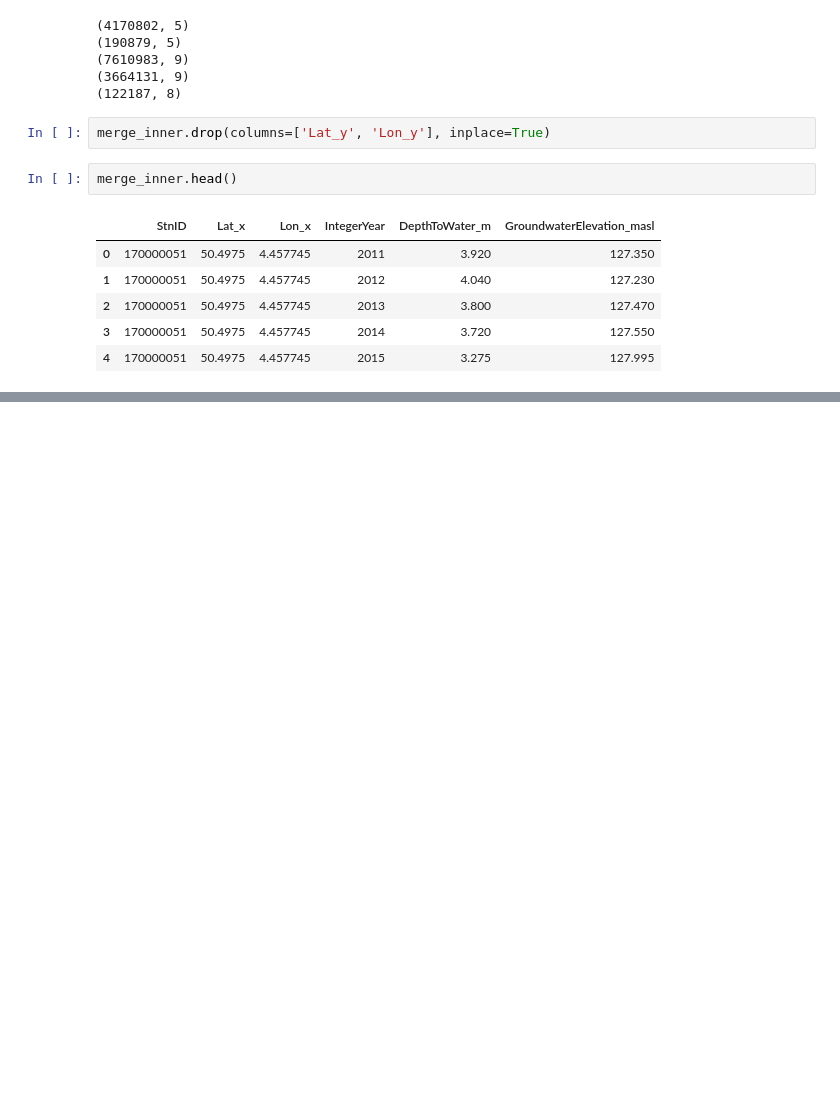
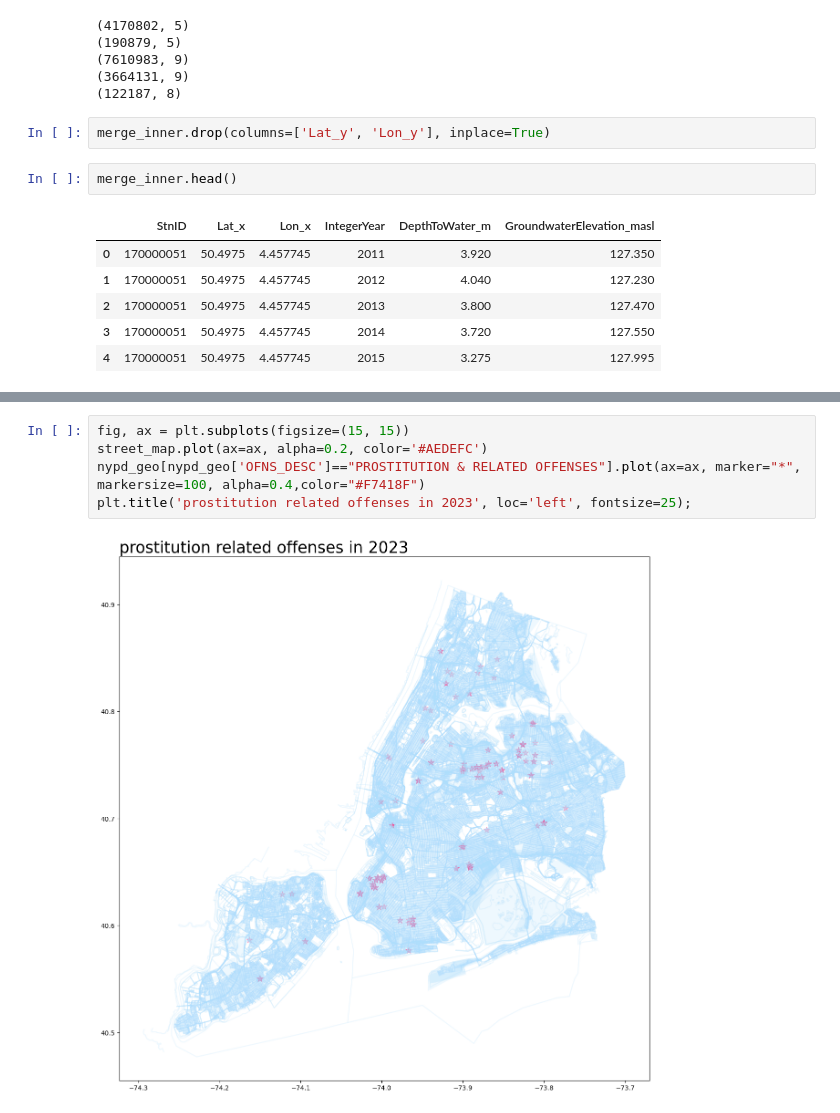
Before and after one commit to dillondiatlo/Team2, a Jupyter notebook: dillon.ipynb, the cells around one changed output, grey strips where cells are left out. Drawn from its saved outputs; the diff is of its cells as text; blank space fills up the shorter version.

```diff
--- a/dillon.ipynb
+++ b/dillon.ipynb
@@ -188,0 +406,7 @@ merge_inner.to_csv('./Team2/Da'data')
+# %%
+fig, ax = plt.subplots(figsize=(15, 15))
+street_map.plot(ax=ax, alpha=0.2, color='#AEDEFC')
+nypd_geo[nypd_geo['OFNS_DESC']=="PROSTITUTION & RELATED OFFENSES"].plot(ax=ax, marker="*", markersize=100, alpha=0.4,color="#F7418F")
+plt.title('prostitution related offenses in 2023', loc='left', fontsize=25);
+# %% [output]
+[figure, added]
```
Also changed, not shown: parts of 38 cells of this notebook, 4 other files.
